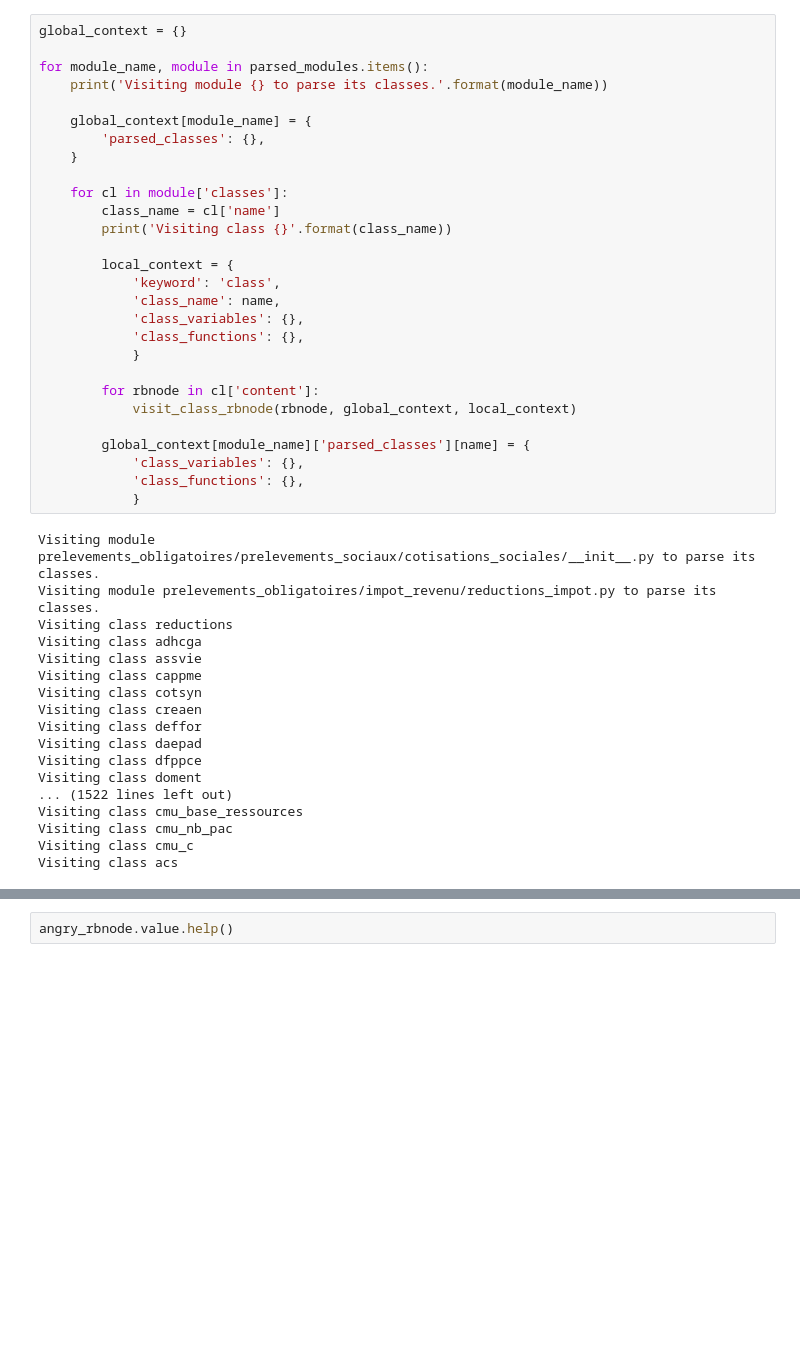
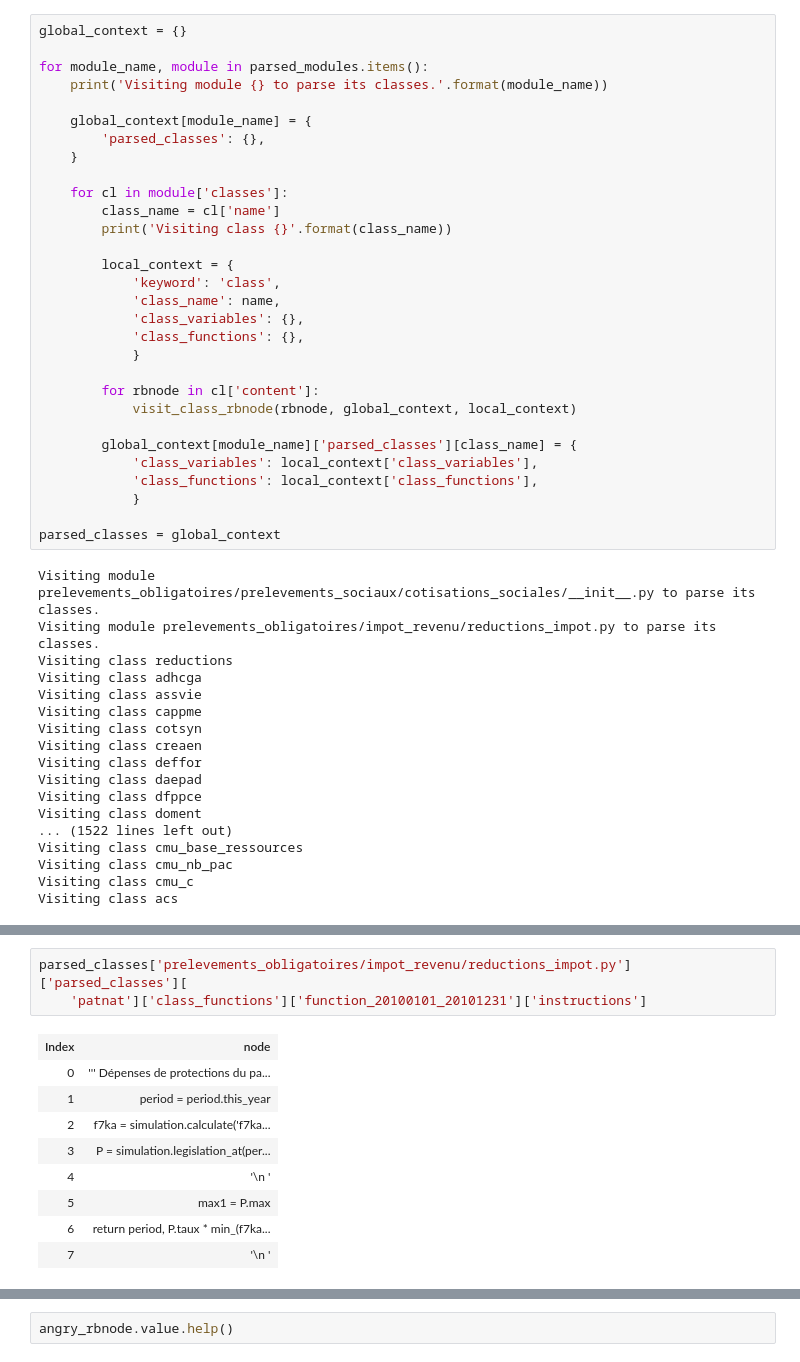
Before and after one commit to openfisca/openfisca-parsers, a Jupyter notebook: notebooks/parsing.ipynb, the cells around one changed output, grey strips where cells are left out. Cells and saved outputs as stored; diff of their text form; blank space fills up the shorter version.

Commit message:
fix a few bugs + 3rd function parsing wip

```diff
--- a/notebooks/parsing.ipynb
+++ b/notebooks/parsing.ipynb
@@ -517,10 +517,12 @@ for module_name, module in parsed_modules.items():
         for rbnode in cl['content']:
             visit_class_rbnode(rbnode, global_context, local_context)
 
-        global_context[module_name]['parsed_classes'][name] = {
-            'class_variables': {},
-            'class_functions': {},
+        global_context[module_name]['parsed_classes'][class_name] = {
+            'class_variables': local_context['class_variables'],
+            'class_functions': local_context['class_functions'],
             }
+
+parsed_classes = global_context
 # %% [output]
 Visiting module prelevements_obligatoires/prelevements_sociaux/cotisations_sociales/__init__.py to parse its classes.
 Visiting module prelevements_obligatoires/impot_revenu/reductions_impot.py to parse its classes.
@@ -542 +600,14 @@ Visiting class acs
+# %%
+parsed_classes['prelevements_obligatoires/impot_revenu/reductions_impot.py']['parsed_classes'][
+    'patnat']['class_functions']['function_20100101_20101231']['instructions']
+# %% [output]
+| Index | node |
+| 0 | ''' Dépenses de protections du pa... |
+| 1 | period = period.this_year |
+| 2 | f7ka = simulation.calculate('f7ka... |
+| 3 | P = simulation.legislation_at(per... |
+| 4 | '\n ' |
+| 5 | max1 = P.max |
+| 6 | return period, P.taux * min_(f7ka... |
+| 7 | '\n ' |
 # %%
```
Also changed, not shown: parts of 5 cells of this notebook.
